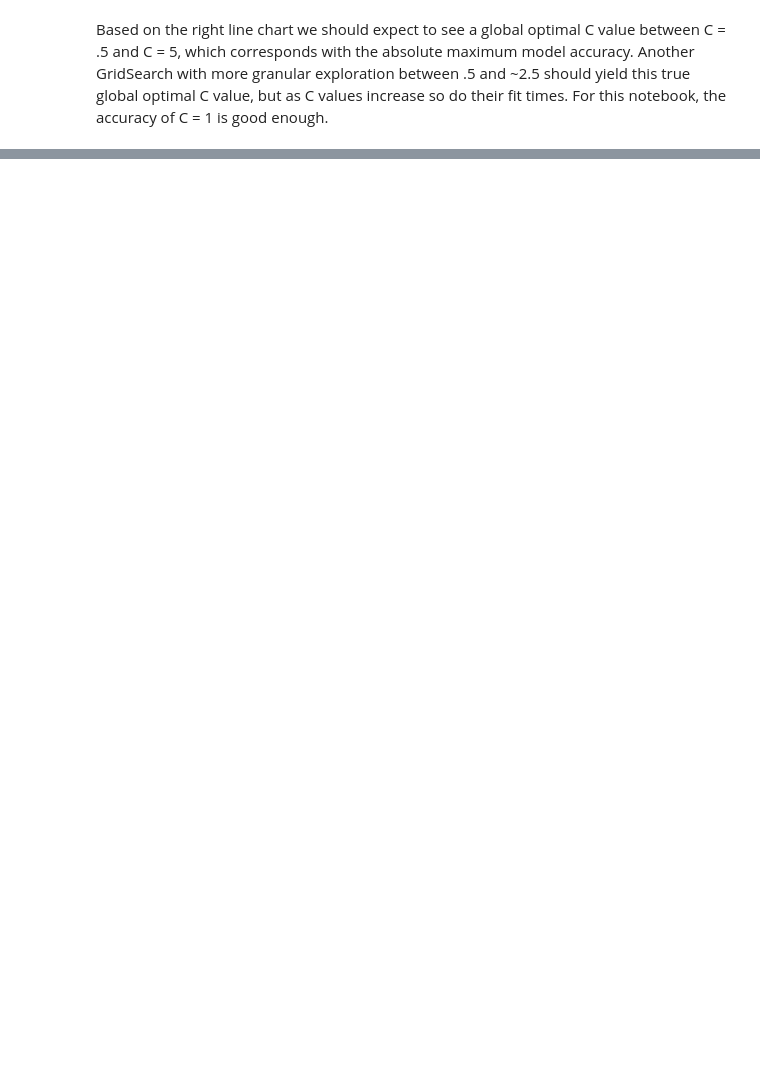
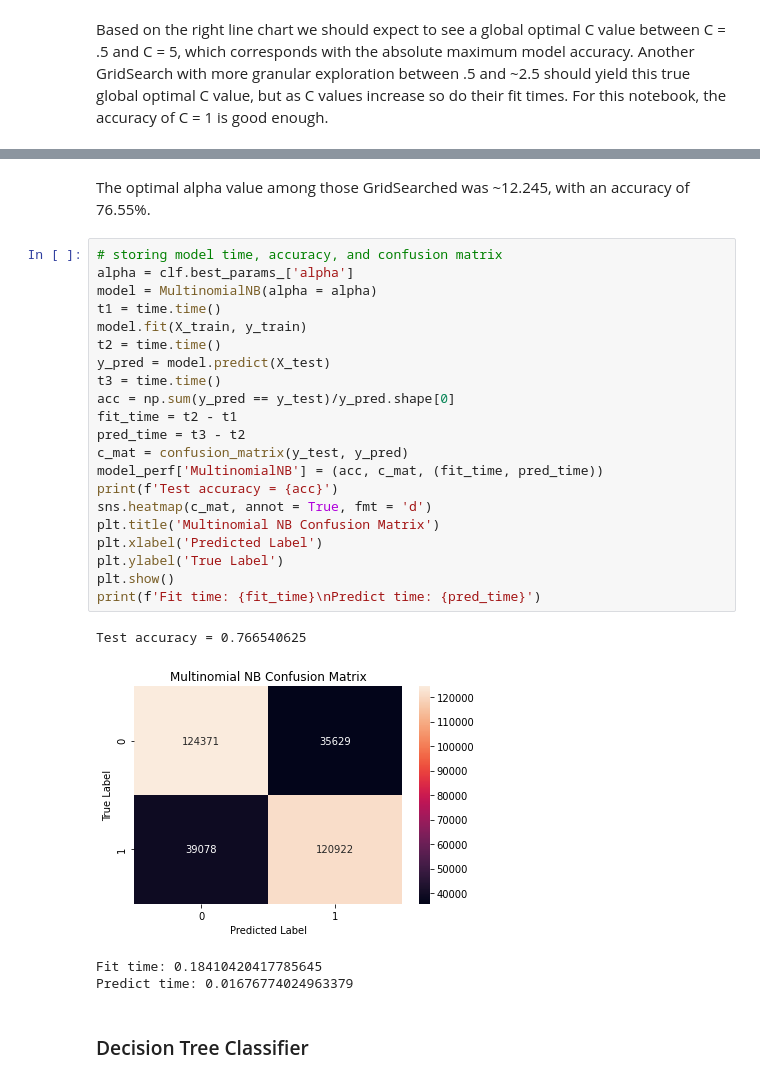
Before and after one commit to parkernisbet/tweet-sentiment-nlp, a Jupyter notebook: tweet-sentiment-nlp.ipynb, the cells around one changed output, grey strips where cells are left out. Drawn from its saved outputs; the diff is of its cells as text; blank space fills up the shorter version.

```diff
--- a/tweet-sentiment-nlp.ipynb
+++ b/tweet-sentiment-nlp.ipynb
@@ -350,0 +384,30 @@ Predict time: 0.01059579849243164
+# %% [markdown]
+The optimal alpha value among those GridSearched was ~12.245, with an accuracy of 76.55%.
+# %%
+# storing model time, accuracy, and confusion matrix
+alpha = clf.best_params_['alpha']
+model = MultinomialNB(alpha = alpha)
+t1 = time.time()
+model.fit(X_train, y_train)
+t2 = time.time()
+y_pred = model.predict(X_test)
+t3 = time.time()
+acc = np.sum(y_pred == y_test)/y_pred.shape[0]
+fit_time = t2 - t1
+pred_time = t3 - t2
+c_mat = confusion_matrix(y_test, y_pred)
+model_perf['MultinomialNB'] = (acc, c_mat, (fit_time, pred_time))
+print(f'Test accuracy = {acc}')
+sns.heatmap(c_mat, annot = True, fmt = 'd')
+plt.title('Multinomial NB Confusion Matrix')
+plt.xlabel('Predicted Label')
+plt.ylabel('True Label')
+plt.show()
+print(f'Fit time: {fit_time}\nPredict time: {pred_time}')
+# %% [output]
+Test accuracy = 0.766540625
+[figure, added]
+Fit time: 0.18410420417785645
+Predict time: 0.01676774024963379
+# %% [markdown]
+### Decision Tree Classifier
```
Also changed, not shown: parts of 14 cells of this notebook.
